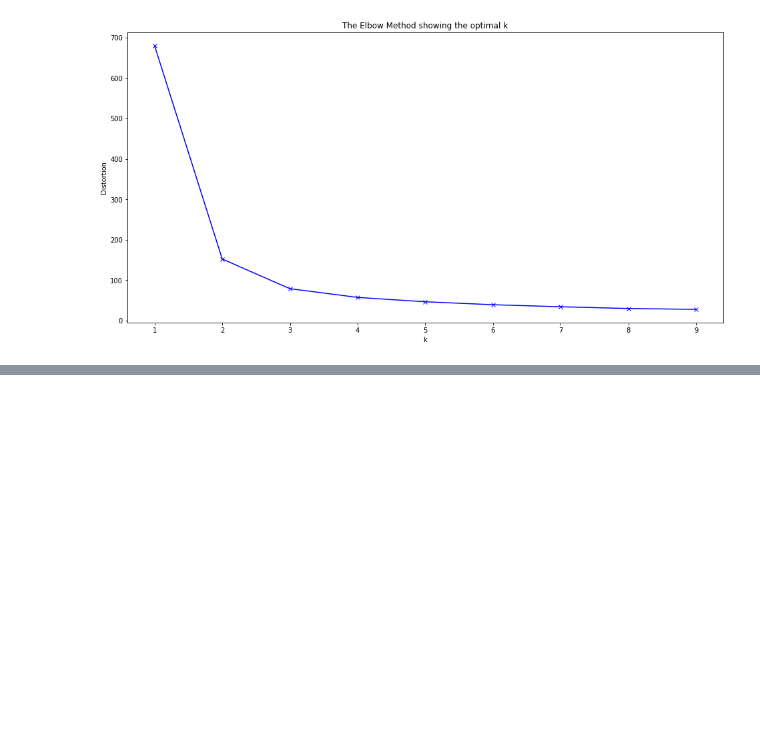
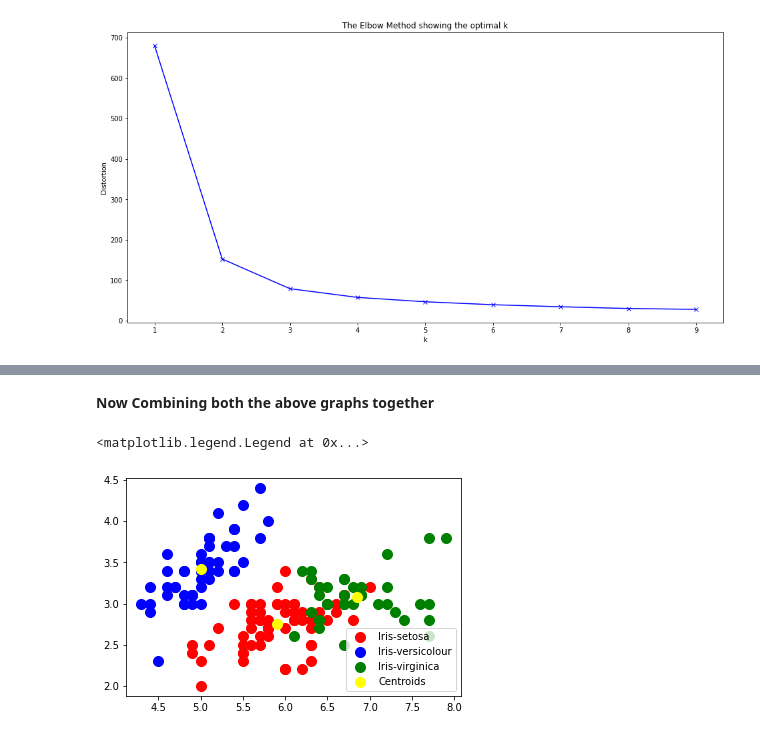
Before and after one commit to mahmoud-elghonemy/Prediction-using-Unsupervised-ML, a Jupyter notebook: Prediction_using_Unsupervised_ML.ipynb, the cells around one changed output, grey strips where cells are left out. Saved outputs shown, nothing was run; the diff lists cells and outputs as text; code cells hidden in the pictures; blank space fills up the shorter version.

```diff
--- a/Prediction_using_Unsupervised_ML.ipynb
+++ b/Prediction_using_Unsupervised_ML.ipynb
@@ -121,0 +159,20 @@ plt.show()
+# %% [markdown]
+
+**Now Combining both the above graphs together**
+# %%
+# Visualising the clusters
+plt.scatter(x[y_kmeans == 0, 0], x[y_kmeans == 0, 1],
+            s = 100, c = 'red', label = 'Iris-setosa')
+plt.scatter(x[y_kmeans == 1, 0], x[y_kmeans == 1, 1],
+            s = 100, c = 'blue', label = 'Iris-versicolour')
+plt.scatter(x[y_kmeans == 2, 0], x[y_kmeans == 2, 1],
+            s = 100, c = 'green', label = 'Iris-virginica')
+
+# Plotting centroids of the clusters
+plt.scatter(kmeans.cluster_centers_[:, 0], kmeans.cluster_centers_[:,1],
+            s = 100, c = 'yellow', label = 'Centroids')
+
+plt.legend()
+# %% [output]
+<matplotlib.legend.Legend at 0x...>
+[figure, added]
```
Also changed, not shown: parts of 8 cells of this notebook.
